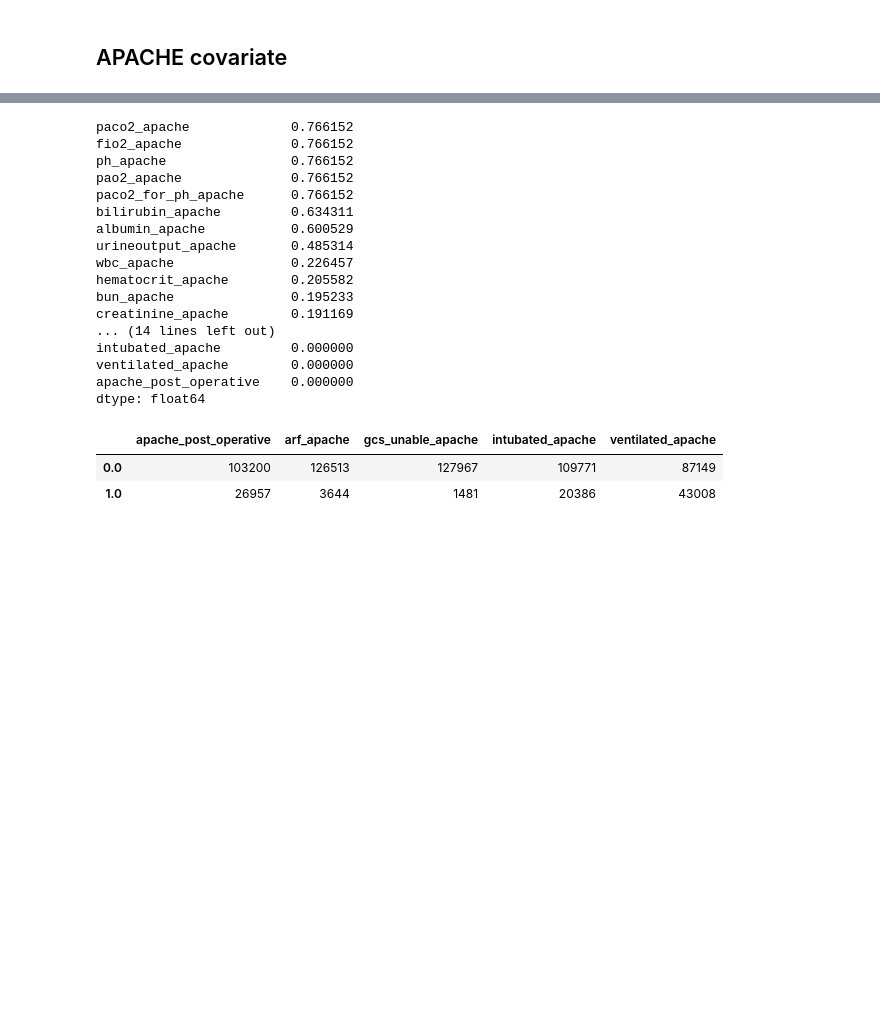
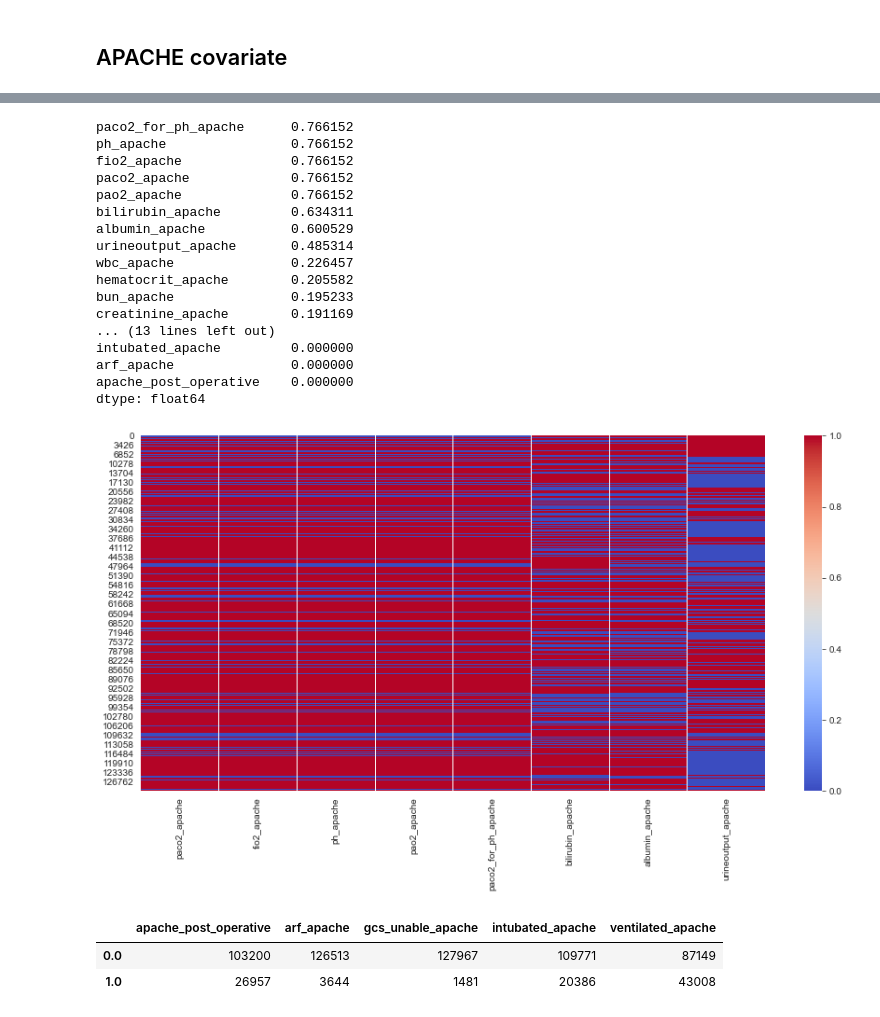
Before and after one commit to Sebasu11/WiDS-2021, a Jupyter notebook: notebooks/EDA/01_eda.ipynb, the cells around one changed output, grey strips where cells are left out. Saved outputs shown, nothing was run; the diff lists cells and outputs as text; code cells hidden in the pictures; blank space fills up the shorter version.

```diff
--- a/notebooks/EDA/01_eda.ipynb
+++ b/notebooks/EDA/01_eda.ipynb
@@ -459,11 +456,11 @@ apache_covariate_features.append("diabetes_mellitus")
 # %%
-diabetes[apache_covariate_features].iloc[:,2:].isnull().mean().sort_values(ascending=False)
+diabetes[apache_covariate_features].isnull().mean().sort_values(ascending=False)
 # %% [output]
+paco2_for_ph_apache      0.766152
+ph_apache                0.766152
+fio2_apache              0.766152
 paco2_apache             0.766152
-fio2_apache              0.766152
-ph_apache                0.766152
 pao2_apache              0.766152
-paco2_for_ph_apache      0.766152
 bilirubin_apache         0.634311
 albumin_apache           0.600529
 urineoutput_apache       0.485314
@@ -471,9 +468,17 @@ wbc_apache               0.226457
 hematocrit_apache        0.205582
 bun_apache               0.195233
 creatinine_apache        0.191169
-... (14 lines left out)
+... (13 lines left out)
 intubated_apache         0.000000
-ventilated_apache        0.000000
+arf_apache               0.000000
 apache_post_operative    0.000000
 dtype: float64
+# %%
+plt.figure(figsize=(15,7))
+sns.heatmap(diabetes[['paco2_apache', 'fio2_apache', 'ph_apache', 'pao2_apache',
+                      'paco2_for_ph_apache', 'bilirubin_apache', 'albumin_apache',
+                      'urineoutput_apache']].isnull(),
+            cmap="coolwarm");
+# %% [output]
+[figure, added]
 # %%
```
Also changed, not shown: parts of 47 cells of this notebook, 2 other files.
